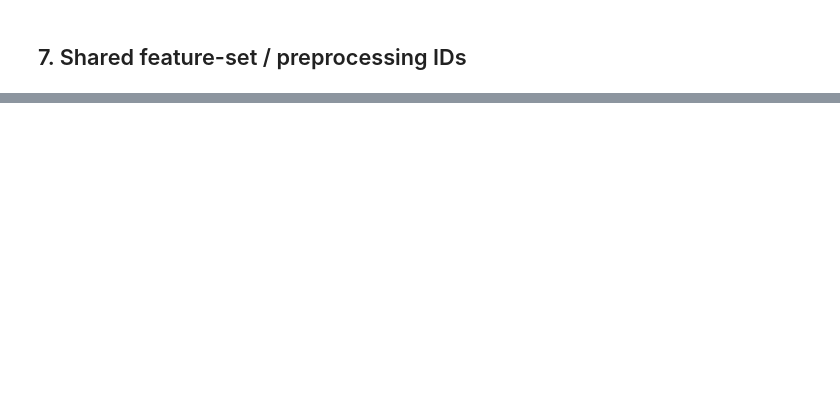
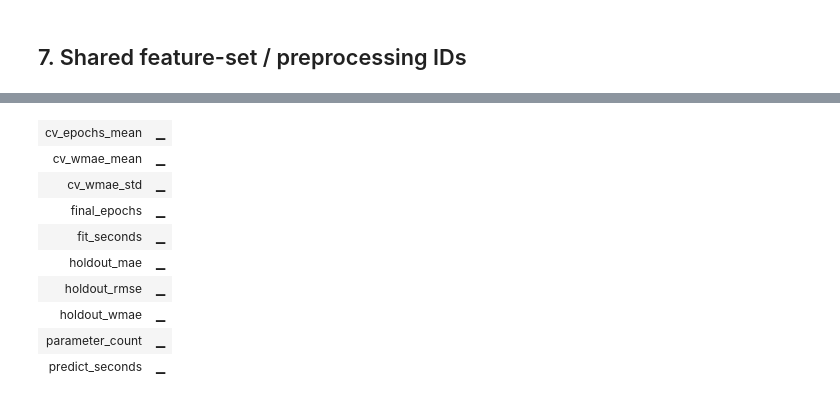
Before and after one commit to lukaxizo5/walmart-store-sales-forecasting, a Jupyter notebook: notebooks/model_experiment_dlinear.ipynb, the cells around one changed output, grey strips where cells are left out. Cells and saved outputs as stored; diff of their text form; code cells hidden in the pictures; blank space fills up the shorter version.

```diff
--- a/notebooks/model_experiment_dlinear.ipynb
+++ b/notebooks/model_experiment_dlinear.ipynb
@@ -517,0 +779,18 @@ TRIAL_NAME = winner["label"].lower()
+# %%
+eligible_trials = [t for t in trials if t["eligible"]]
+winner = min(eligible_trials, key=lambda t: t["cv_wmae_mean"])
+
+reference = min((t for t in trials if not t["eligible"]),
+                key=lambda t: t["cv_wmae_mean"], default=None)
+
+print(f"Winner (DLinear model of record): {winner['label']} "
+      f"(cv_wmae_mean={winner['cv_wmae_mean']:,.1f})")
+if reference is not None:
+    delta = winner["cv_wmae_mean"] - reference["cv_wmae_mean"]
+    print(f"Reference {reference['label']}: {reference['cv_wmae_mean']:,.1f} "
+          f"(DLinear is {delta:+,.1f} WMAE vs it -- compare against cv_wmae_std "
+          f"~{winner['cv_wmae_std']:,.0f} before calling it a real difference)")
+
+FEATURE_SET = winner["feature_set"]
+PREPROCESSING = winner["preprocessing"]
+TRIAL_NAME = winner["label"].lower()
@@ -540,12 +823,18 @@ common_params = build_common_parameters(
         "model_name": winner["model_name"],
         "lookback": winner["lookback"],
         "kernel_size": winner["kernel_size"],
+        "revin": winner["revin"],
+        "metric_aligned_loss": winner["metric_aligned_loss"],
+        "covariates": winner["covariates"],
         "horizon_cv": CV_VALIDATION_WEEKS,
         "horizon_holdout": FINAL_HOLDOUT_WEEKS,
-        "epochs": EPOCHS,
+        "max_epochs": MAX_EPOCHS,
+        "patience": PATIENCE,
+        "val_fraction": VAL_FRACTION,
+        "cv_epochs_used": winner["fold_epochs"],
         "learning_rate": LEARNING_RATE,
         "batch_size": BATCH_SIZE,
-        "loss": "l1",
+        "loss": "weighted_l1_scale_holiday" if winner["metric_aligned_loss"] else "l1",
         "device": str(DEVICE),
         "training_pool_series": len(clean_keys),
         "trials_compared": [t["label"] for t in trials],
@@ -554,19 +843,25 @@ common_params = build_common_parameters(
 
 TABLES_DIR.mkdir(parents=True, exist_ok=True)
 results_path = TABLES_DIR / RESULTS_FILENAME
+predictions_path = TABLES_DIR / "dlinear_holdout_predictions.csv"
 
-with mlflow_run(
-    experiment_name=EXPERIMENT_NAME,
+# W&B takes tags as a flat list of strings (unlike MLflow's key/value mapping).
+winner_tags = [
+    f"architecture:{ARCHITECTURE}", f"stage:{STAGE}",
+    f"scope:{EVALUATION_SCOPE}", f"trial:{TRIAL_NAME}",
+]
+
+with wandb_run(
     run_name=run_name,
-    parameters=common_params,
-    tags={"architecture": ARCHITECTURE, "stage": STAGE, "scope": EVALUATION_SCOPE, "trial": TRIAL_NAME},
+    group=EXPERIMENT_NAME,
+    config=common_params,
+    job_type=JOB_TYPE,
+    tags=winner_tags,
 ) as run:
 
-    holdout_only = run_dlinear_trial(
-        winner["label"] + "_final_holdout", model_name=winner["model_name"],
-        lookback=winner["lookback"], kernel_size=winner["kernel_size"],
-        feature_set=FEATURE_SET, preprocessing=PREPROCESSING, do_cv=False, do_holdout=True,
-    )
+    holdout_config = dict(winner)
+    holdout_config["label"] = winner["label"] + "_final_holdout"
+    holdout_only = run_dlinear_trial(holdout_config, do_cv=False, do_holdout=True)
 
     final_metrics = {
         "cv_wmae_mean": winner["cv_wmae_mean"],
@@ -579,11 +874,26 @@ with mlflow_run(
     total_fit_seconds = winner["fit_seconds"] + holdout_only["fit_seconds"]
     total_predict_seconds = winner["predict_seconds"] + holdout_only["predict_seconds"]
 
-    mlflow.log_metrics({**final_metrics, "fit_seconds": total_fit_seconds, "predict_seconds": total_predict_seconds})
+    # Metric keys are kept byte-identical to the other architectures' runs (N-BEATS, LightGBM,
+    # ...) so W&B overlays them on one chart. W&B keys are case-sensitive: "cv_wmae_mean" and
+    # "CV_wmae_mean" would silently become two unrelated panels.
+    run.log({
+        **final_metrics,
+        "fit_seconds": total_fit_seconds,
+        "predict_seconds": total_predict_seconds,
+        "cv_epochs_mean": float(np.mean(winner["fold_epochs"])),
+        "final_epochs": holdout_only["final_epochs"],
+        "parameter_count": holdout_only["parameter_count"],
+    })
 
-    holdout_only["pooled_holdout_predictions"].to_csv(TABLES_DIR / "dlinear_holdout_predictions.csv", index=False)
-    mlflow.log_artifact(str(TABLES_DIR / "dlinear_holdout_predictions.csv"))
+    holdout_only["pooled_holdout_predictions"].to_csv(predictions_path, index=False)
+
+    # W&B artifacts are objects, not bare paths (the MLflow log_artifact equivalent).
+    predictions_artifact = wandb.Artifact("dlinear_holdout_predictions", type="predictions")
+    predictions_artifact.add_file(str(predictions_path))
+    run.log_artifact(predictions_artifact)
 
 print("\nFinal metrics (winner, evaluated once on holdout):")
 for key, value in final_metrics.items():
     print(f"  {key}: {value:,.2f}")
+# %% [output]
@@ -589,0 +912,10 @@ for key, value in final_metrics.items():
+| cv_epochs_mean | ▁ |
+| cv_wmae_mean | ▁ |
+| cv_wmae_std | ▁ |
+| final_epochs | ▁ |
+| fit_seconds | ▁ |
+| holdout_mae | ▁ |
+| holdout_rmse | ▁ |
+| holdout_wmae | ▁ |
+| parameter_count | ▁ |
+| predict_seconds | ▁ |
```
Also changed, not shown: parts of 39 cells of this notebook, 3 other files.
